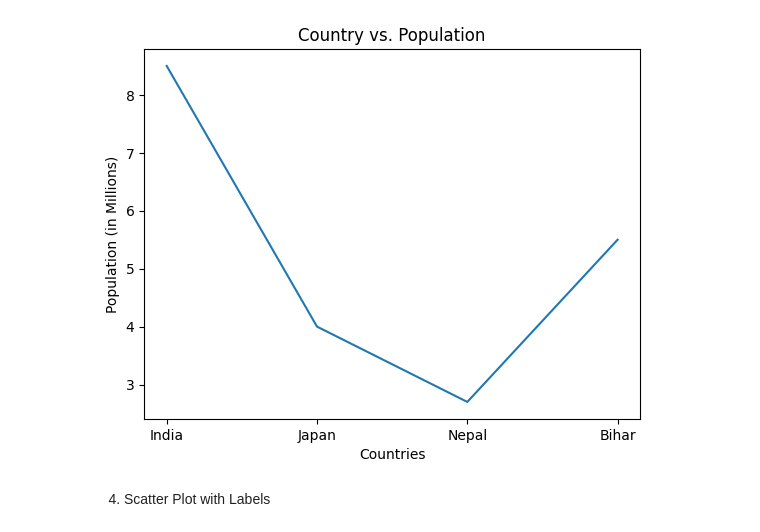
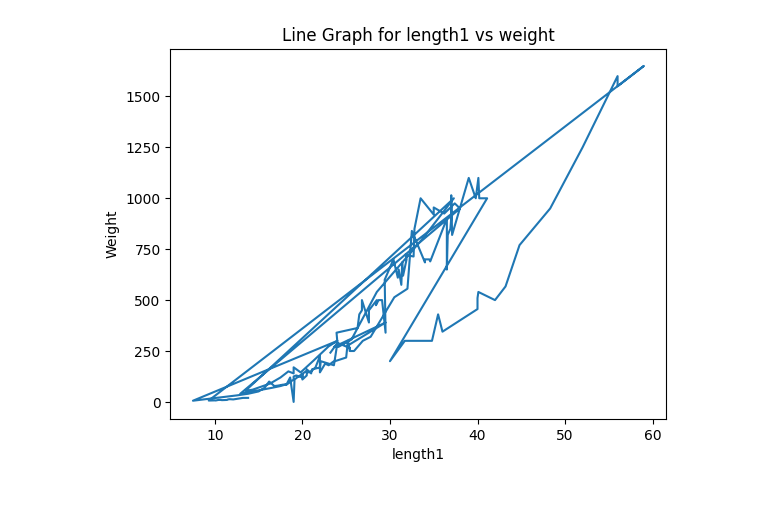
Before and after one commit to shraddhas-20/dataVisualization, a Jupyter notebook: Matplotlib.ipynb, the cells around one changed output. Saved outputs shown, nothing was run; the diff lists cells and outputs as text; code cells hidden in the pictures; blank space fills up the shorter version.

```diff
--- a/Matplotlib.ipynb
+++ b/Matplotlib.ipynb
@@ -29,0 +19,3 @@ print(df)
+# %%
+df = pd.read_csv('Fish.csv')
+df
@@ -30,16 +36,12 @@ print(df)
 # %%
-    x = df['Country']
-    y = df['Population']
+x = df['Length1']
+y = df['Weight']
 
-    plt.plot(x , y)
+plt.plot(x,y)
+plt.title("Line Graph for length1 vs weight")
+plt.xlabel('length1')
+plt.ylabel("Weight")
 
-    plt.xlabel("Countries")
-    plt.ylabel("Population (in Millions)")
-    plt.title("Country vs. Population")
-    plt.grid(True)
-
-    plt.show()
+plt.show()
 # %% [output]
-[figure, old version]
+[figure, new version]
-# %% [markdown]
-4. Scatter Plot with Labels
```
Also changed, not shown: parts of 18 cells of this notebook.
